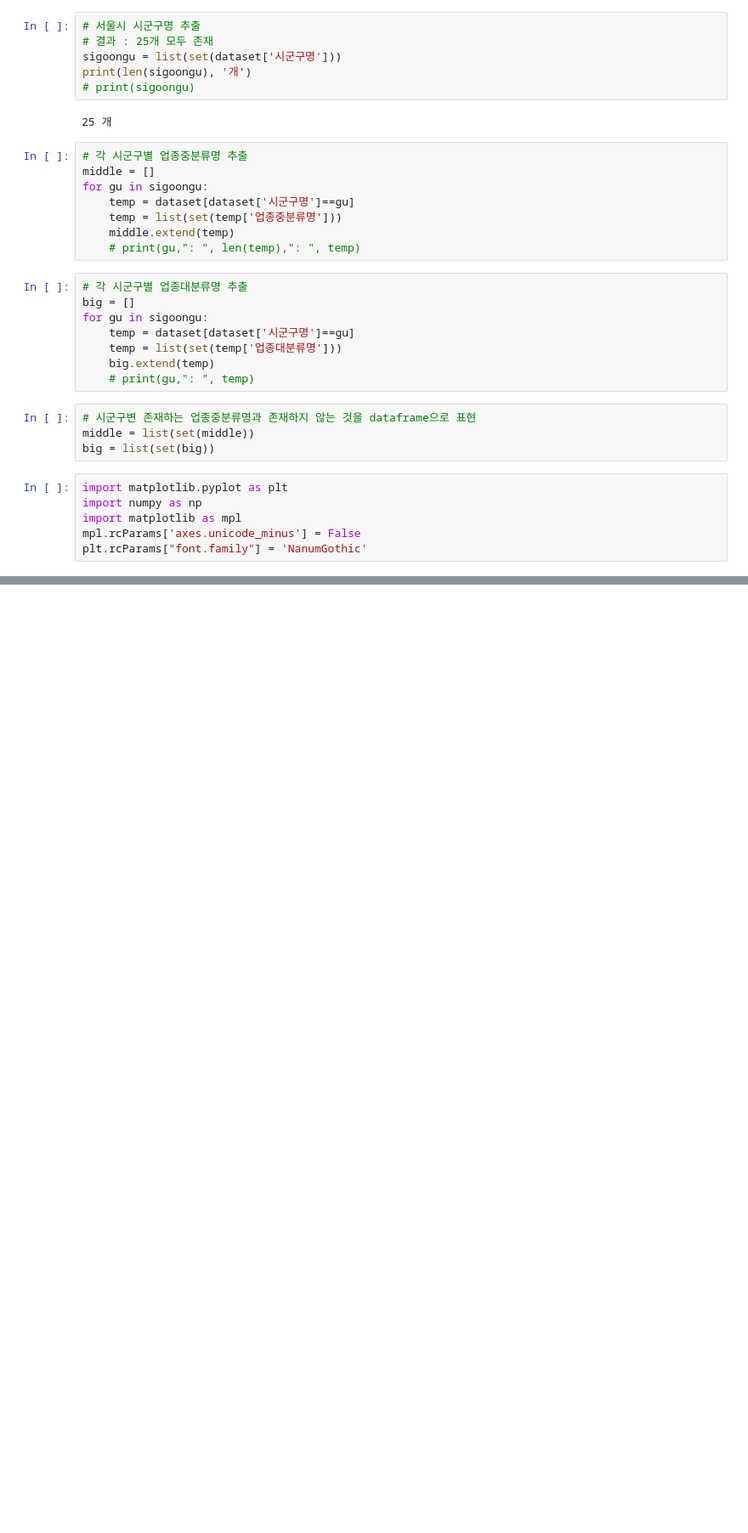
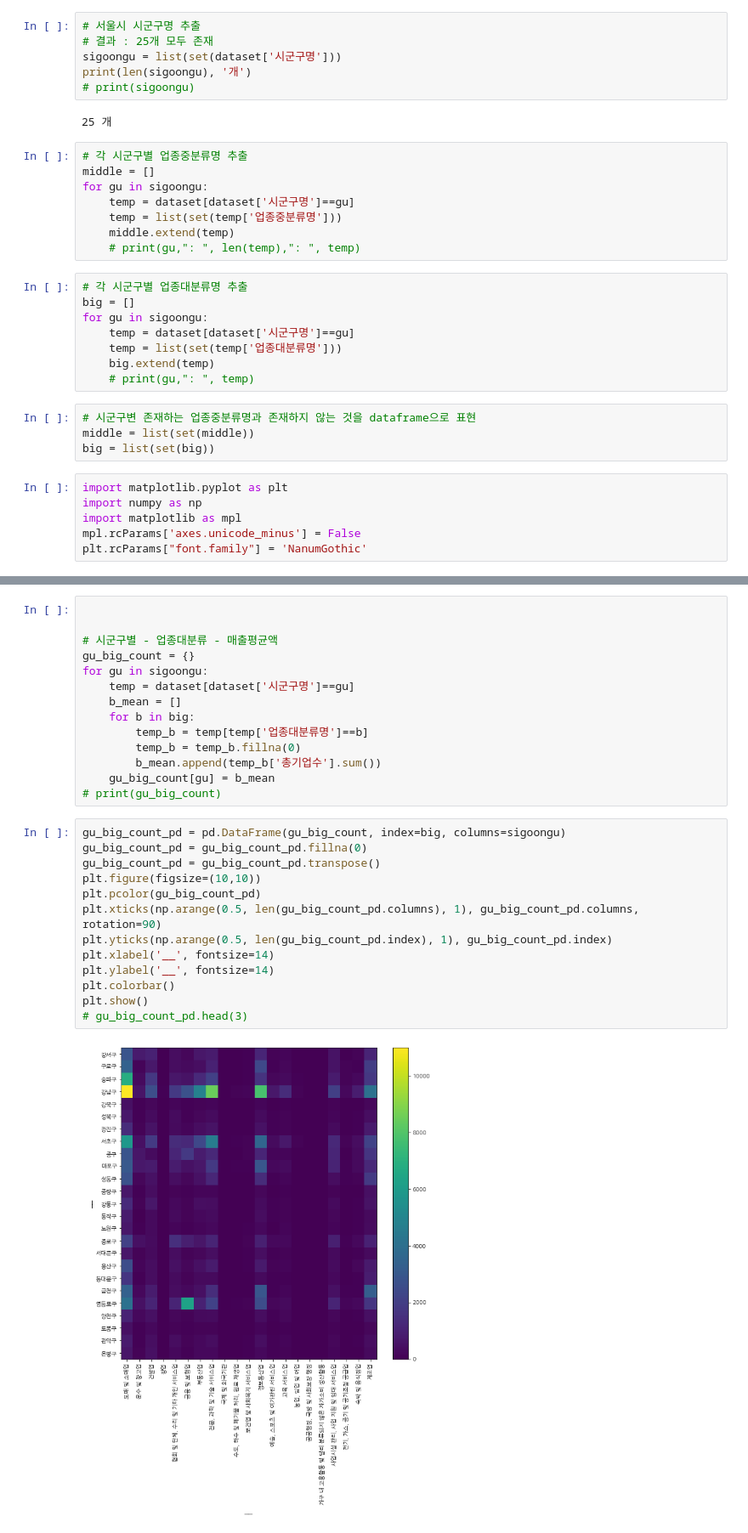
Before and after one commit to waverDeep/FinDataAnalysis, a Jupyter notebook: KCData/playground03.ipynb, the cells around one changed output, grey strips where cells are left out. Shown at 85% size. Saved outputs shown, nothing was run; the diff lists cells and outputs as text; blank space fills up the shorter version.

```diff
--- a/KCData/playground03.ipynb
+++ b/KCData/playground03.ipynb
@@ -84,0 +108,29 @@ plt.show()
+# %%
+
+
+# 시군구별 - 업종대분류 - 매출평균액
+gu_big_count = {}
+for gu in sigoongu:
+    temp = dataset[dataset['시군구명']==gu]
+    b_mean = []
+    for b in big:
+        temp_b = temp[temp['업종대분류명']==b]
+        temp_b = temp_b.fillna(0)
+        b_mean.append(temp_b['총기업수'].sum())
+    gu_big_count[gu] = b_mean
+# print(gu_big_count)
+# %%
+gu_big_count_pd = pd.DataFrame(gu_big_count, index=big, columns=sigoongu)
+gu_big_count_pd = gu_big_count_pd.fillna(0)
+gu_big_count_pd = gu_big_count_pd.transpose()
+plt.figure(figsize=(10,10))
+plt.pcolor(gu_big_count_pd)
+plt.xticks(np.arange(0.5, len(gu_big_count_pd.columns), 1), gu_big_count_pd.columns, rotation=90)
+plt.yticks(np.arange(0.5, len(gu_big_count_pd.index), 1), gu_big_count_pd.index)
+plt.xlabel('__', fontsize=14)
+plt.ylabel('__', fontsize=14)
+plt.colorbar()
+plt.show()
+# gu_big_count_pd.head(3)
+# %% [output]
+[figure, added]
```
Also changed, not shown: parts of 7 cells of this notebook.
